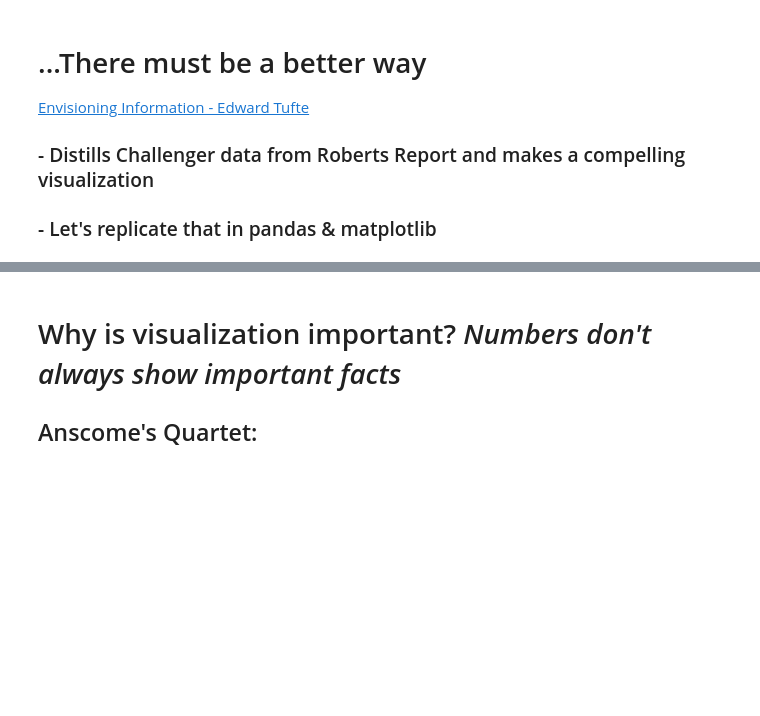
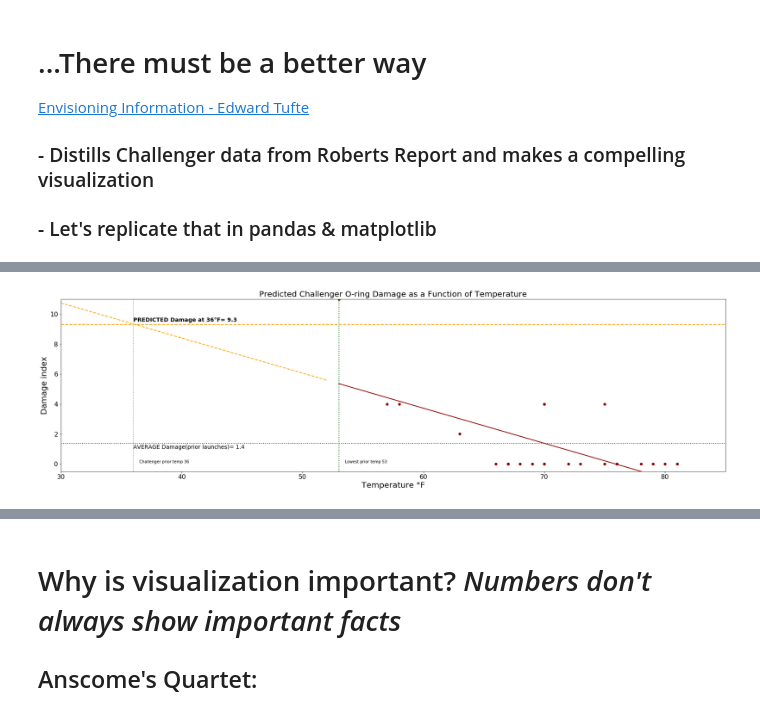
Before and after one commit to surfaceowl-ai/python_visualizations, a Jupyter notebook: notebooks/00_effective_visualizations.ipynb, the cells around one changed output, grey strips where cells are left out. Cells and saved outputs as stored; diff of their text form; code cells hidden in the pictures; blank space fills up the shorter version.

```diff
--- a/notebooks/00_effective_visualizations.ipynb
+++ b/notebooks/00_effective_visualizations.ipynb
@@ -439,12 +410,14 @@ def plot_annotations():
 # %%
 # show the plot
 # uncomment lines below through discussion
 plot_history()
-# plot_key_temps()
-# plot_predicted_damage()
-# plot_annotations()
+plot_key_temps()
+plot_predicted_damage()
+plot_annotations()
 
 plt.show();
+# %% [output]
+[figure, added]
 # %%
 # reference slide:  same slide as previous - with everything in one shot
 # create plot; use functions so we can build up graph step by step
```
Also changed, not shown: parts of 13 cells of this notebook, 10 other files.
